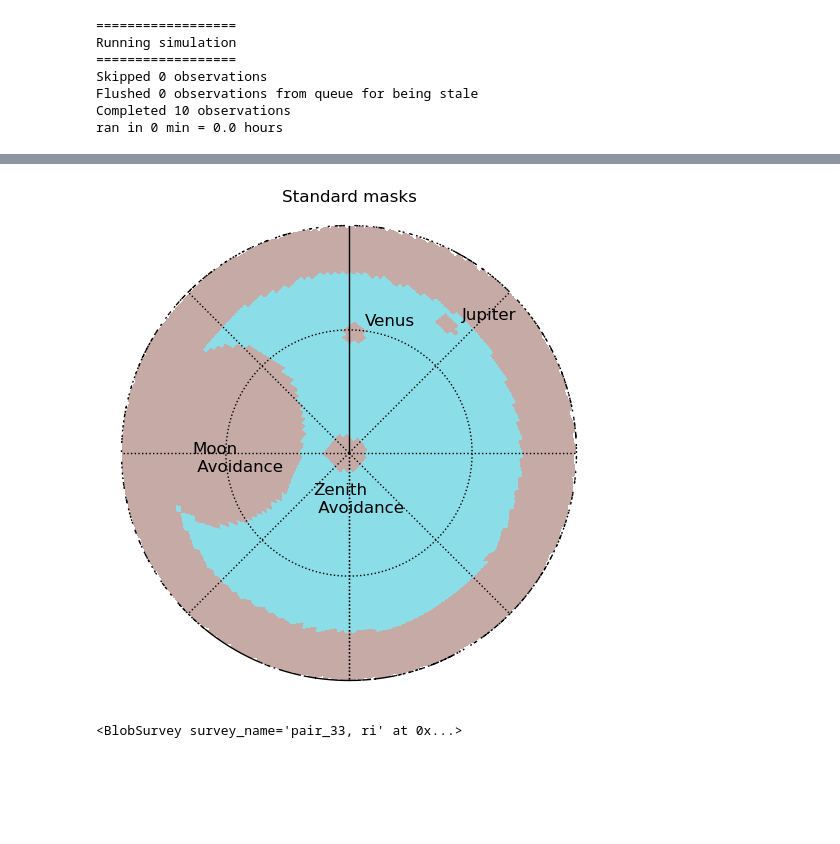
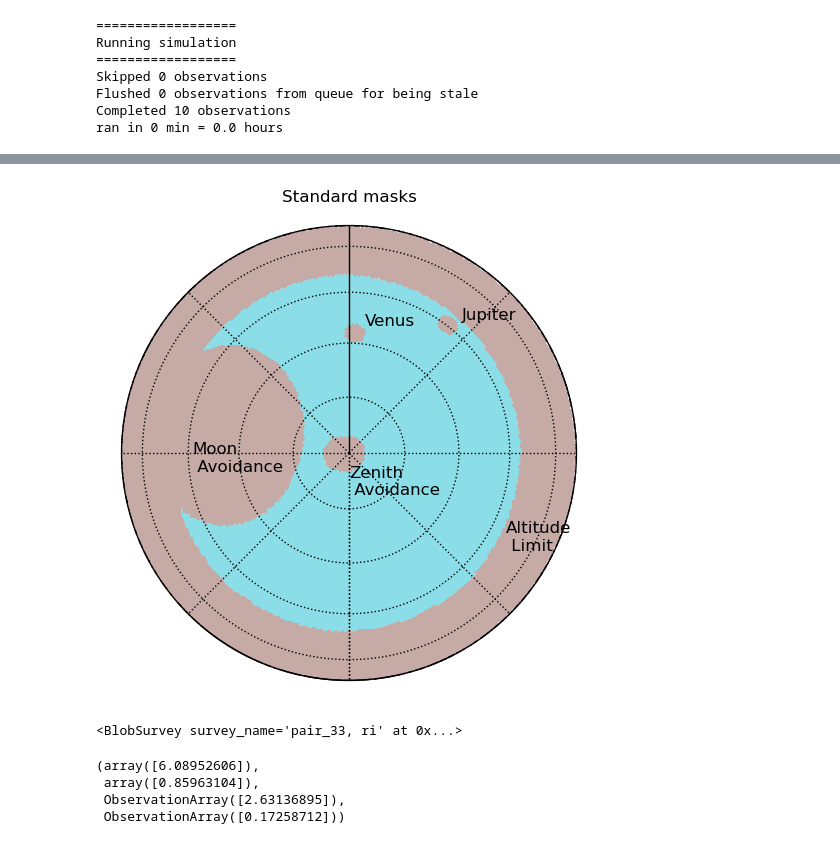
Before and after one commit to lsst-sims/smtn-020, a Jupyter notebook: notebooks/azeq_scheduler_example.ipynb, the cells around one changed output, grey strips where cells are left out. Cells and saved outputs as stored; diff of their text form; code cells hidden in the pictures; blank space fills up the shorter version.

```diff
--- a/notebooks/azeq_scheduler_example.ipynb
+++ b/notebooks/azeq_scheduler_example.ipynb
@@ -772,0 +760,23 @@ conditions LMST 158.2481942660291
+# %%
+# create safety mask illustration
+s = sched.survey_lists[1][0]
+safety_masks = s.basis_functions[0:4]
+
+masks = np.zeros(hp.nside2npix(sched.nside))
+for bf in safety_masks:
+    masks += bf(conditions)
+masks[np.isnan(masks)] = 0
+
+horizon = np.where(conditions.alt < 0, np.nan, 0)
+
+hp.mollview(masks  + horizon, alpha=np.ones(len(masks)) * 0.5, rot=rot, min=-1, max=1, cmap='tab10', title="Standard masks", cbar=False, badcolor='white')
+hp.projplot(lmst, rn_dayobs.rubin_observer().latitude.deg, '^', markersize=6, color='red', lonlat=True)
+hp.projtext(lmst+65, rn_dayobs.rubin_observer().latitude.deg + 10, "Moon\n Avoidance", fontsize='large', lonlat=True)
+hp.projtext(lmst+20, rn_dayobs.rubin_observer().latitude.deg - 20, "Zenith\n Avoidance", lonlat=True, fontsize='large')
+hp.projtext(np.degrees(conditions.planet_positions['jupiter_RA']) - 5, np.degrees(conditions.planet_positions['jupiter_dec']) + 3, "Jupiter", lonlat=True, fontsize='large')
+hp.projtext(np.degrees(conditions.planet_positions['venus_RA']) - 3, np.degrees(conditions.planet_positions['venus_dec']) + 3, "Venus", lonlat=True, fontsize='large')
+hp.projtext(lmst-91, rn_dayobs.rubin_observer().latitude.deg - 10, "Altitude\n Limit", fontsize='large', lonlat=True)
+#hp.projtext(lmst-120, rn_dayobs.rubin_observer().latitude.deg - 4, "Below\n Horizon", fontsize='large', lonlat=True)
+hp.projtext(lmst+160, rn_dayobs.rubin_observer().latitude.deg - 4, "Below\n Horizon", fontsize='large', lonlat=True)
+hp.graticule(dpar=45)
+#plt.savefig("standard_masks.pdf")
@@ -779,40 +791,48 @@ safety_masks = s.basis_functions[0:4]
 
 masks = np.zeros(hp.nside2npix(sched.nside))
 for bf in safety_masks:
     masks += bf(conditions)
 masks[np.isnan(masks)] = 0
 
 horizon = np.where(conditions.alt < 0, np.nan, 0)
 
 mzmap = healpix_radec_to_altaz(masks  + horizon)
 
 
 
 hp.azeqview(mzmap, alpha=np.ones(len(mzmap)) * 0.5, rot=rot, min=-1, max=1, cmap='tab10',
-            title="Standard masks", cbar=False, badcolor='white', half_sky=True, reso=13, lamb=True, flip="geo")
-hp.projplot(lmst, rn_dayobs.rubin_observer().latitude.deg, '^', markersize=6, color='red', lonlat=True)
+            title="Standard masks", cbar=False, badcolor='white', half_sky=True, lamb=True, flip="geo",
+            reso=13/2, xsize=800*2, ysize=800*2)
 
-
+#hp.projplot(0, 90, '^', markersize=8, color='red', lonlat=True)
 alt, az = approx_ra_dec2_alt_az(lmst+65, rn_dayobs.rubin_observer().latitude.deg + 10, conditions.site.latitude, conditions.site.longitude, conditions.mjd)
 hp.projtext(az, alt, "Moon\n Avoidance", fontsize='large', lonlat=True)
 
-alt, az = approx_ra_dec2_alt_az(lmst+20, rn_dayobs.rubin_observer().latitude.deg - 20, conditions.site.latitude, conditions.site.longitude, conditions.mjd)
+alt, az = approx_ra_dec2_alt_az(lmst+0, rn_dayobs.rubin_observer().latitude.deg - 15, conditions.site.latitude, conditions.site.longitude, conditions.mjd)
 hp.projtext(az, alt, "Zenith\n Avoidance", lonlat=True, fontsize='large')
 
 alt, az = approx_ra_dec2_alt_az(np.degrees(conditions.planet_positions['jupiter_RA']) - 5, np.degrees(conditions.planet_positions['jupiter_dec']) + 3, conditions.site.latitude, conditions.site.longitude, conditions.mjd)
 hp.projtext(az, alt, "Jupiter", lonlat=True, fontsize='large')
 
 alt, az = approx_ra_dec2_alt_az(np.degrees(conditions.planet_positions['venus_RA']) - 3, np.degrees(conditions.planet_positions['venus_dec']) + 3, conditions.site.latitude, conditions.site.longitude, conditions.mjd)
 
 hp.projtext(az, alt, "Venus", lonlat=True, fontsize='large')
-hp.projtext(lmst-91, rn_dayobs.rubin_observer().latitude.deg - 10, "Altitude\n Limit", fontsize='large', lonlat=True)
+
+hp.projtext(lmst+80, rn_dayobs.rubin_observer().latitude.deg + 50, "Altitude\n Limit", fontsize='large', lonlat=True)
 #hp.projtext(lmst-120, rn_dayobs.rubin_observer().latitude.deg - 4, "Below\n Horizon", fontsize='large', lonlat=True)
 alt, az = approx_ra_dec2_alt_az(lmst+160, rn_dayobs.rubin_observer().latitude.deg - 4, conditions.site.latitude, conditions.site.longitude, conditions.mjd)
 hp.projtext(az, alt, "Below\n Horizon", fontsize='large', lonlat=True)
-hp.graticule(dpar=45)
+hp.graticule(dpar=20, dmer=45)
+
+# Add a circle patch
+ax = plt.gca()
+circle = Circle((0.5, 0.5), radius=0.468, transform=ax.transAxes,
+                fill=False, edgecolor='black', linewidth=1)
+ax.add_patch(circle)
+
 plt.savefig("standard_masks.pdf")
 # %% [output]
-[figure, old version]
+[figure, new version]
 # %%
 # Make "big three" illustration
 s = copy.deepcopy(sched.survey_lists[5][3])
@@ -824,6 +844,13 @@ conditions.current_band = 'r'
 #s.basis_functions
 # %% [output]
 <BlobSurvey survey_name='pair_33, ri' at 0x...>
+# %%
+conditions.tel_az, conditions.tel_alt,  conditions.tel_ra, conditions.tel_dec
+# %% [output]
+(array([6.08952606]),
+ array([0.85963104]),
+ ObservationArray([2.63136895]),
+ ObservationArray([0.17258712]))
 # %%
 
 rot=(180, 90, 0)
```
Also changed, not shown: parts of 14 cells of this notebook, 7 other files.
